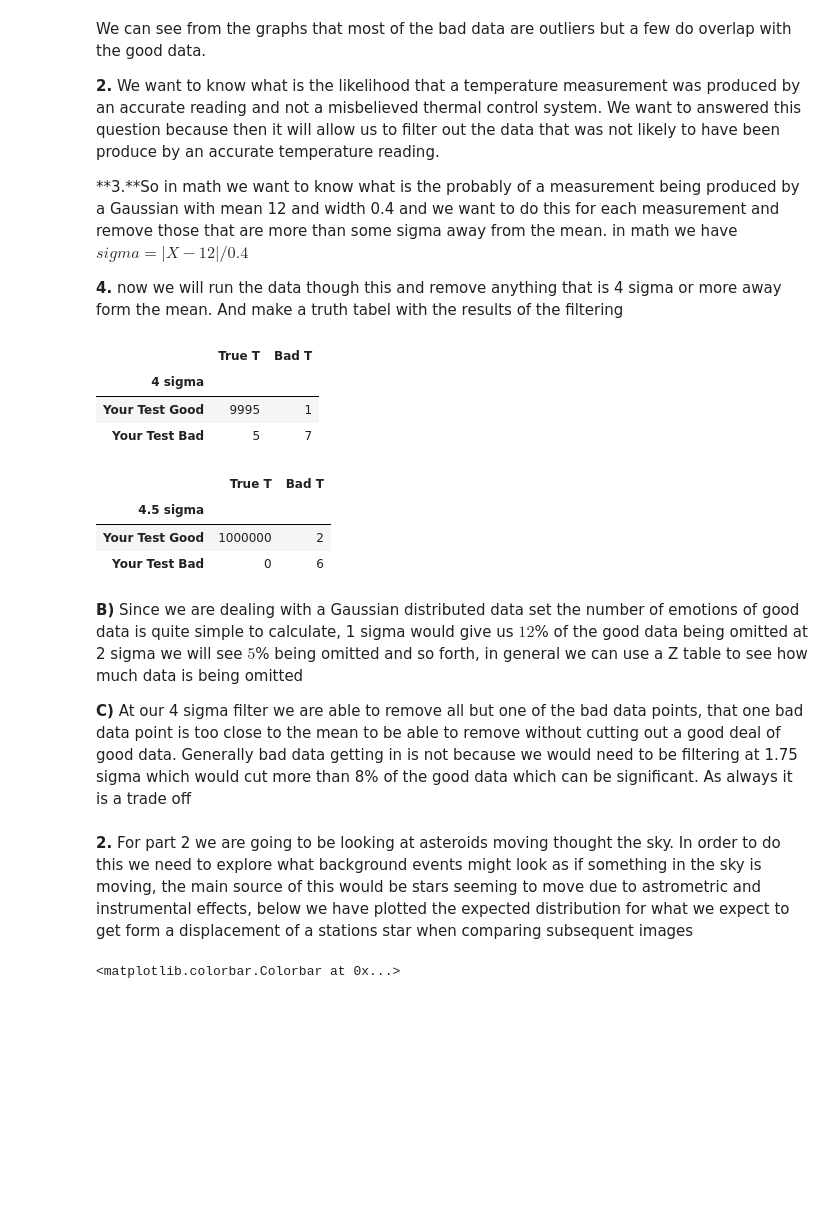
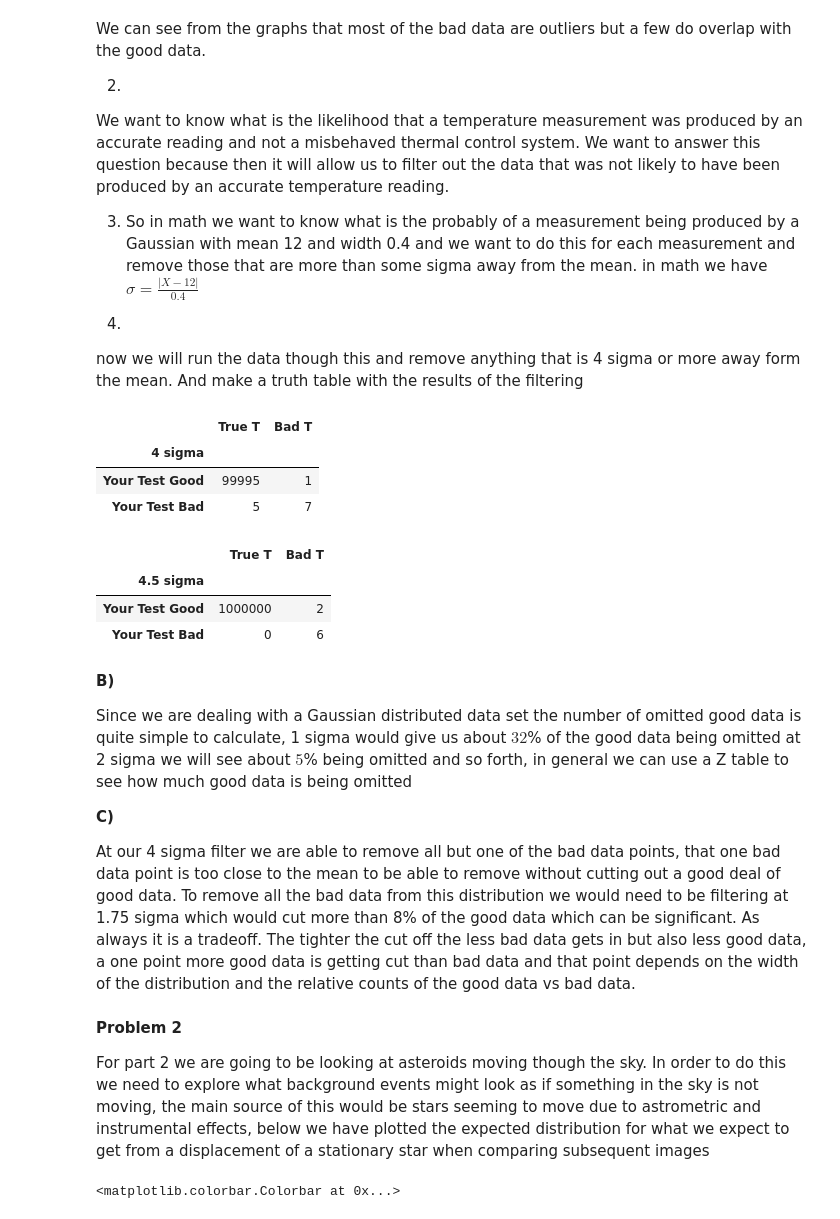
Before and after one commit to GammasBox/phys434Lab, a Jupyter notebook: Lab3.ipynb, the cells around one changed output. Drawn from its saved outputs; the diff is of its cells as text; code cells hidden in the pictures; blank space fills up the shorter version.

```diff
--- a/Lab3.ipynb
+++ b/Lab3.ipynb
@@ -54,34 +64,35 @@ plt.show()
 # %% [markdown]
 We can see from the graphs that most of the bad data are outliers but a few do overlap with the good data.
 
-**2.**
-We want to know what is the likelihood that a temperature measurement was produced by an accurate reading and not a misbelieved thermal control system. We want to answered this question because then it will allow us to filter out the data that was not likely to have been produce by an accurate temperature reading.
+ 2.
+We want to know what is the likelihood that a temperature measurement was produced by an accurate reading and not a misbehaved thermal control system. We want to answer this question because then it will allow us to filter out the data that was not likely to have been produced by an accurate temperature reading.
 
-**3.**So in math we want to know what is the probably of a measurement being produced by a Gaussian with mean 12 and width 0.4 and we want to do this for each measurement and remove those that are more than some sigma away from the mean.
+ 3. So in math we want to know what is the probably of a measurement being produced by a Gaussian with mean 12 and width 0.4 and we want to do this for each measurement and remove those that are more than some sigma away from the mean.
 in math we have
-$sigma = |X - 12|/0.4$
+$\sigma = \frac{|X - 12|}{0.4}$
 
-**4.**
-now we will run the data though this and remove anything that is 4 sigma or more away form the mean. And make a truth tabel with the results of the filtering
+ 4.
+now we will run the data though this and remove anything that is 4 sigma or more away form the mean. And make a truth table with the results of the filtering
 # %%
 d = np.append(stats.norm.rvs(loc = 12., scale = 0.4, size = 100000), [10., 10.3, 2.1, 0., 0., 15.6, 22.3, 12.7])
 d = np.array(d)
 sigma = abs(d-12)/0.4
 x = {'temp' : d, 'sigma': sigma}
+temp = pd.DataFrame(x)
 # %%
 filterdtmp  =temp[temp['sigma'] > 4]
 
-tT = [9995,5]
+tT = [99995,5]
 bT = [1,7]
 cat = ['Your Test Good', 'Your Test Bad']
 x = {'4 sigma':cat,'True T' : tT, 'Bad T': bT,}
 tTable1 = pd.DataFrame(x)
 tTable1.set_index('4 sigma')
 #filterdtmp
 # %% [output]
 |  | True T | Bad T |
 | 4 sigma |  |  |
-| Your Test Good | 9995 | 1 |
+| Your Test Good | 99995 | 1 |
 | Your Test Bad | 5 | 7 |
 # %%
 filterdtmp  =temp[temp['sigma'] > 4.5]
@@ -99,12 +110,16 @@ tTable2.set_index('4.5 sigma')
 | Your Test Bad | 0 | 6 |
 # %% [markdown]
 **B)**
-Since we are dealing with a Gaussian distributed data set the number of emotions of good data is quite simple to calculate, 1 sigma would give us $12%$% of the good data being omitted at 2 sigma we will see $5$% being omitted and so forth, in general we can use a Z table to see how much data is being omitted
 
-**C)** At our 4 sigma filter we are able to remove all but one of the bad data points, that one bad data point is too close to the mean to be able to remove without cutting out a good deal of good data. Generally bad data getting in is not because we would need to be filtering at 1.75 sigma which would cut more than 8% of the good data which can be significant. As always it is a trade off
+Since we are dealing with a Gaussian distributed data set the number of omitted good data is quite simple to calculate, 1 sigma would give us about $32$% of the good data being omitted at 2 sigma we will see about $5$% being omitted and so forth, in general we can use a Z table to see how much good data is being omitted
+
+**C)**
+
+At our 4 sigma filter we are able to remove all but one of the bad data points, that one bad data point is too close to the mean to be able to remove without cutting out a good deal of good data. To remove all the bad data from this distribution we would need to be filtering at 1.75 sigma which would cut more than 8% of the good data which can be significant. As always it is a tradeoff. The tighter the cut off the less bad data gets in but also less good data, a one point more good data is getting cut than bad data and that point depends on the width of the distribution and the relative counts of the good data vs bad data.
 # %% [markdown]
-**2.**
-For part 2 we are going to be looking at asteroids moving thought the sky. In order to do this we need to explore what background events might look as if something in the sky is moving, the main source of this would be stars seeming to move due to astrometric and instrumental effects, below we have plotted the expected distribution for what we expect to get form a displacement of a stations star when comparing subsequent images
+**Problem 2**
+
+For part 2 we are going to be looking at asteroids moving though the sky. In order to do this we need to explore what background events might look as if something in the sky is not moving, the main source of this would be stars seeming to move due to astrometric and instrumental effects, below we have plotted the expected distribution for what we expect to get from a displacement of a stationary star when comparing subsequent images
 # %%
 a = np.vstack((stats.norm.rvs( scale = 1, size = 100000), stats.norm.rvs( scale = 1, size = 100000)))
 a.shape
```
Also changed, not shown: parts of 7 cells of this notebook.
